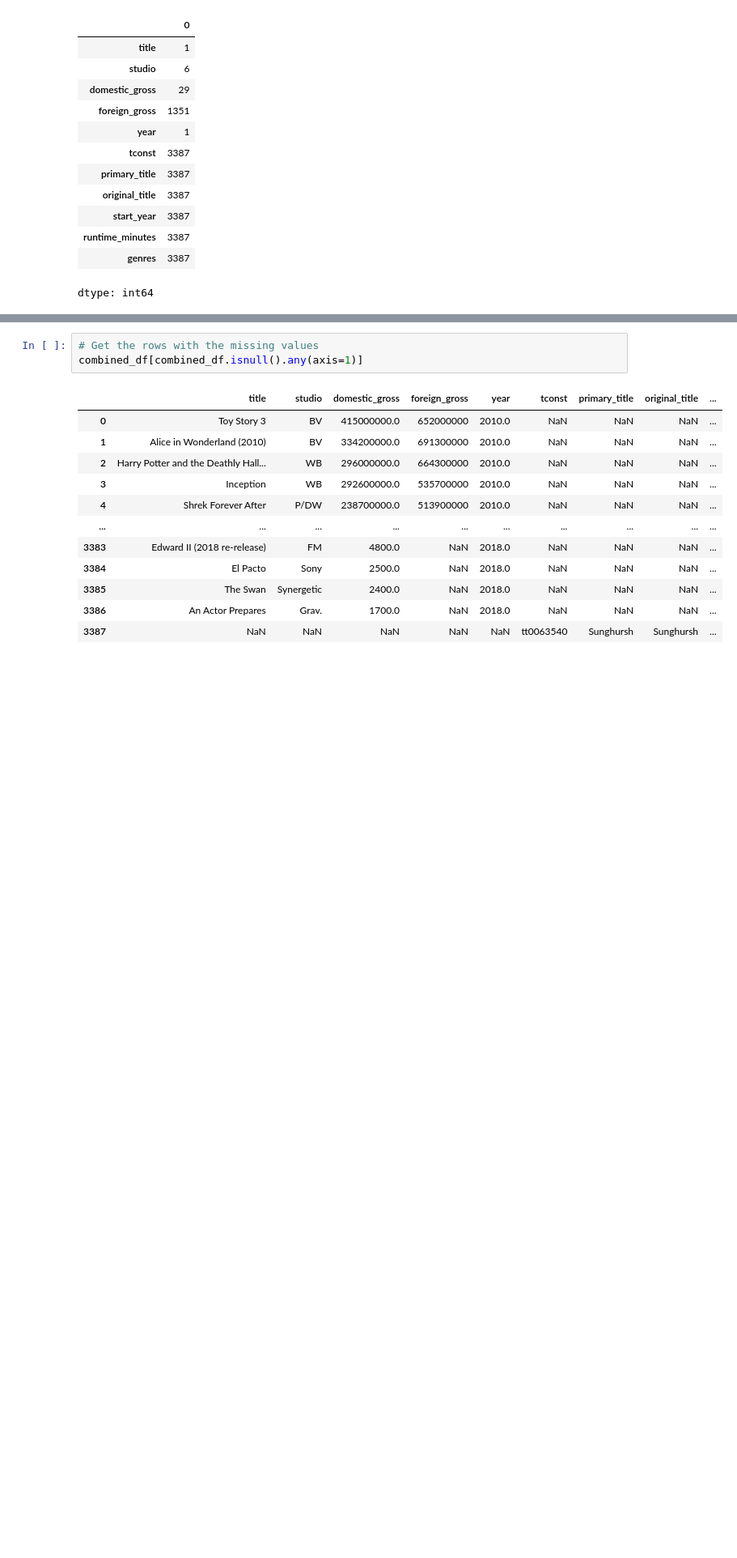
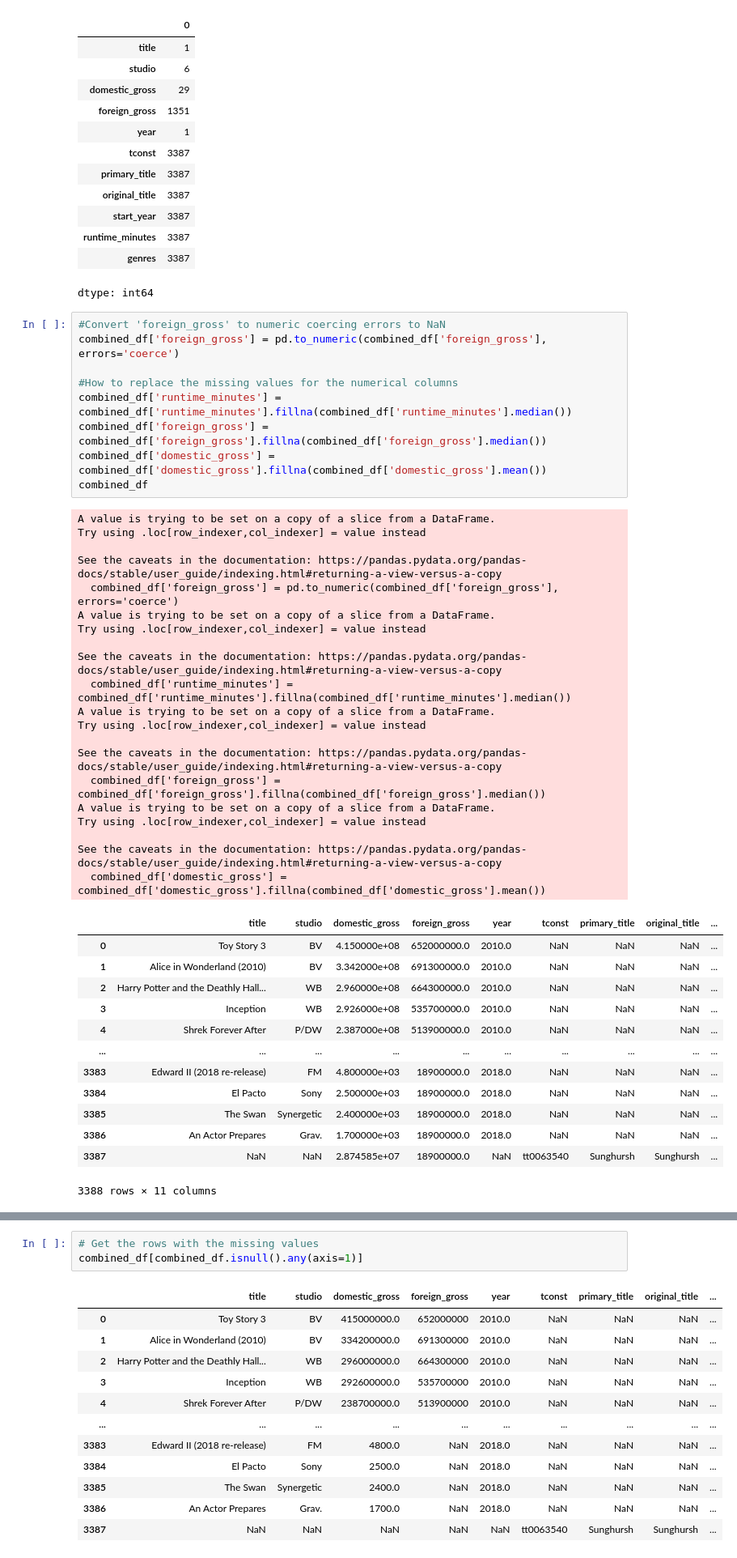
Before and after one commit to Ella244-18/phase-1-project, a Jupyter notebook: student.ipynb, the cells around one changed output, grey strips where cells are left out. Shown at 81% size. Saved outputs shown, nothing was run; the diff lists cells and outputs as text; blank space fills up the shorter version.

```diff
--- a/student.ipynb
+++ b/student.ipynb
@@ -326,3 +326,46 @@ combined_df.isna().sum()
 | runtime_minutes | 3387 |
 | genres | 3387 |
 dtype: int64
+# %%
+#Convert 'foreign_gross' to numeric coercing errors to NaN
+combined_df['foreign_gross'] = pd.to_numeric(combined_df['foreign_gross'], errors='coerce')
+
+#How to replace the missing values for the numerical columns
+combined_df['runtime_minutes'] = combined_df['runtime_minutes'].fillna(combined_df['runtime_minutes'].median())
+combined_df['foreign_gross'] = combined_df['foreign_gross'].fillna(combined_df['foreign_gross'].median())
+combined_df['domestic_gross'] = combined_df['domestic_gross'].fillna(combined_df['domestic_gross'].mean())
+combined_df
+# %% [output]
+A value is trying to be set on a copy of a slice from a DataFrame.
+Try using .loc[row_indexer,col_indexer] = value instead
+
+See the caveats in the documentation: https://pandas.pydata.org/pandas-docs/stable/user_guide/indexing.html#returning-a-view-versus-a-copy
+  combined_df['foreign_gross'] = pd.to_numeric(combined_df['foreign_gross'], errors='coerce')
+A value is trying to be set on a copy of a slice from a DataFrame.
+Try using .loc[row_indexer,col_indexer] = value instead
+
+See the caveats in the documentation: https://pandas.pydata.org/pandas-docs/stable/user_guide/indexing.html#returning-a-view-versus-a-copy
+  combined_df['runtime_minutes'] = combined_df['runtime_minutes'].fillna(combined_df['runtime_minutes'].median())
+A value is trying to be set on a copy of a slice from a DataFrame.
+Try using .loc[row_indexer,col_indexer] = value instead
+
+See the caveats in the documentation: https://pandas.pydata.org/pandas-docs/stable/user_guide/indexing.html#returning-a-view-versus-a-copy
+  combined_df['foreign_gross'] = combined_df['foreign_gross'].fillna(combined_df['foreign_gross'].median())
+A value is trying to be set on a copy of a slice from a DataFrame.
+Try using .loc[row_indexer,col_indexer] = value instead
+
+See the caveats in the documentation: https://pandas.pydata.org/pandas-docs/stable/user_guide/indexing.html#returning-a-view-versus-a-copy
+  combined_df['domestic_gross'] = combined_df['domestic_gross'].fillna(combined_df['domestic_gross'].mean())
+|  | title | studio | domestic_gross | foreign_gross | year | tconst | primary_title | original_title | ... |
+| 0 | Toy Story 3 | BV | 4.150000e+08 | 652000000.0 | 2010.0 | NaN | NaN | NaN | ... |
+| 1 | Alice in Wonderland (2010) | BV | 3.342000e+08 | 691300000.0 | 2010.0 | NaN | NaN | NaN | ... |
+| 2 | Harry Potter and the Deathly Hall... | WB | 2.960000e+08 | 664300000.0 | 2010.0 | NaN | NaN | NaN | ... |
+| 3 | Inception | WB | 2.926000e+08 | 535700000.0 | 2010.0 | NaN | NaN | NaN | ... |
+| 4 | Shrek Forever After | P/DW | 2.387000e+08 | 513900000.0 | 2010.0 | NaN | NaN | NaN | ... |
+| ... | ... | ... | ... | ... | ... | ... | ... | ... | ... |
+| 3383 | Edward II (2018 re-release) | FM | 4.800000e+03 | 18900000.0 | 2018.0 | NaN | NaN | NaN | ... |
+| 3384 | El Pacto | Sony | 2.500000e+03 | 18900000.0 | 2018.0 | NaN | NaN | NaN | ... |
+| 3385 | The Swan | Synergetic | 2.400000e+03 | 18900000.0 | 2018.0 | NaN | NaN | NaN | ... |
+| 3386 | An Actor Prepares | Grav. | 1.700000e+03 | 18900000.0 | 2018.0 | NaN | NaN | NaN | ... |
+| 3387 | NaN | NaN | 2.874585e+07 | 18900000.0 | NaN | tt0063540 | Sunghursh | Sunghursh | ... |
+3388 rows × 11 columns
```
Also changed, not shown: parts of 3 cells of this notebook.
